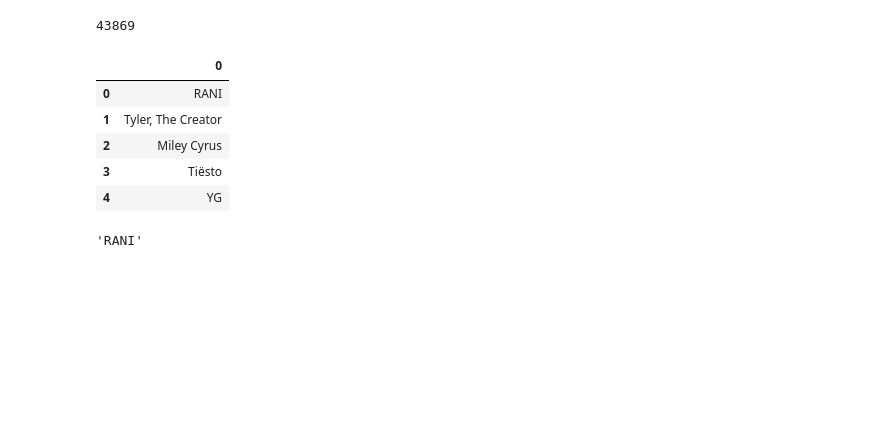
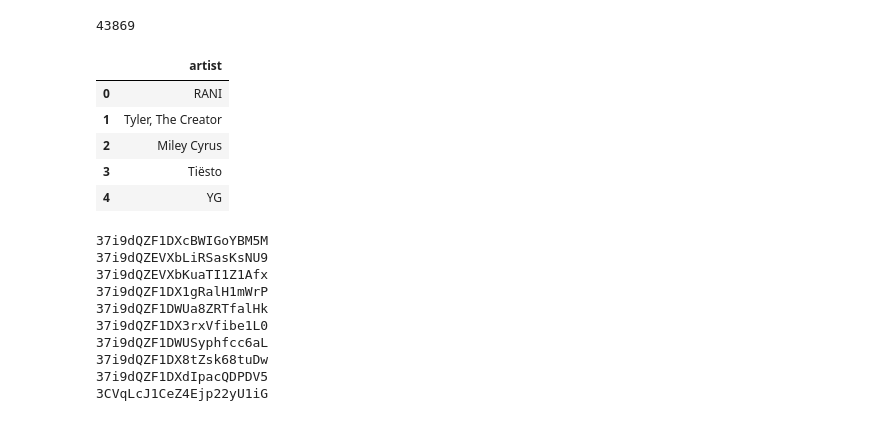
Before and after one commit to Patrickbfuller/solve_music_probs, a Jupyter notebook: spotipy_playlists.ipynb, the cells around one changed output. Cells and saved outputs as stored; diff of their text form; code cells hidden in the pictures; blank space fills up the shorter version.

Commit message:
experiment OHE artists in playlist_df

```diff
--- a/spotipy_playlists.ipynb
+++ b/spotipy_playlists.ipynb
@@ -430,16 +434,27 @@ len(master_artist_list)
 # %% [output]
 43869
 # %%
-artists_df = pd.DataFrame(master_artist_list)
+artists_df = pd.DataFrame(master_artist_list, columns=['artist'])
 artists_df.head()
 # %% [output]
-|  | 0 |
+|  | artist |
 | 0 | RANI |
 | 1 | Tyler, The Creator |
 | 2 | Miley Cyrus |
 | 3 | Tiësto |
 | 4 | YG |
-# %%
-playlists_df['artists'][0][0]
-# %% [output]
-'RANI'
+# %%
+for artist_list, playlist_id in zip(playlists_df.artists, playlists_df.playlist_id):
+    if 'RANI' in artist_list:
+        print(playlist_id)
+# %% [output]
+37i9dQZF1DXcBWIGoYBM5M
+37i9dQZEVXbLiRSasKsNU9
+37i9dQZEVXbKuaTI1Z1Afx
+37i9dQZF1DX1gRalH1mWrP
+37i9dQZF1DWUa8ZRTfalHk
+37i9dQZF1DX3rxVfibe1L0
+37i9dQZF1DWUSyphfcc6aL
+37i9dQZF1DX8tZsk68tuDw
+37i9dQZF1DXdIpacQDPDV5
+3CVqLcJ1CeZ4Ejp22yU1iG
```
Also changed, not shown: parts of 19 cells of this notebook, 1 other file.
